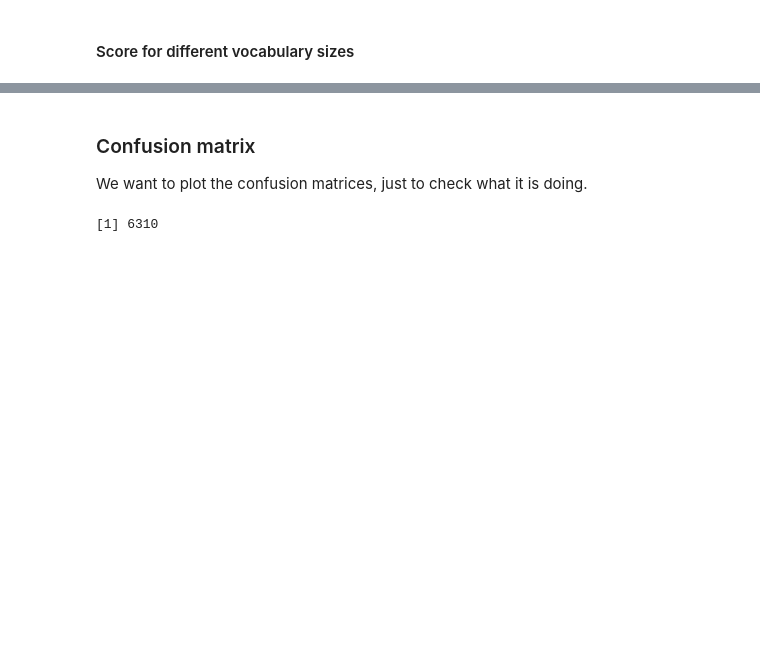
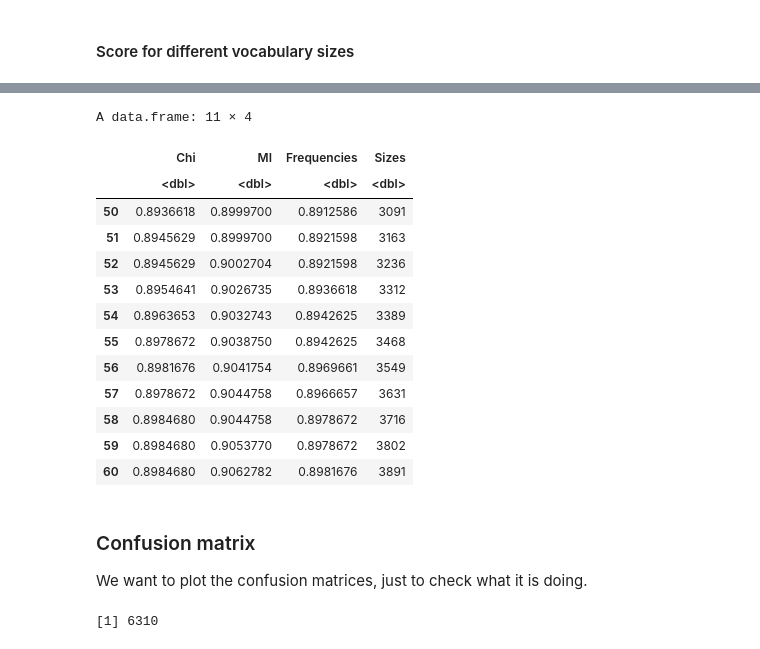
Before and after one commit to s1m0n32001/BayesianFakeNewsRecognition, a Jupyter notebook: trump_def.ipynb, the cells around one changed output, grey strips where cells are left out. Saved outputs shown, nothing was run; the diff lists cells and outputs as text; code cells hidden in the pictures; blank space fills up the shorter version.

```diff
--- a/trump_def.ipynb
+++ b/trump_def.ipynb
@@ -446,3 +454,20 @@ A data.frame: 1 × 2
+# %%
+scores[50:60,]
+# %% [output]
+A data.frame: 11 × 4
+|  | Chi | MI | Frequencies | Sizes |
+|  | <dbl> | <dbl> | <dbl> | <dbl> |
+| 50 | 0.8936618 | 0.8999700 | 0.8912586 | 3091 |
+| 51 | 0.8945629 | 0.8999700 | 0.8921598 | 3163 |
+| 52 | 0.8945629 | 0.9002704 | 0.8921598 | 3236 |
+| 53 | 0.8954641 | 0.9026735 | 0.8936618 | 3312 |
+| 54 | 0.8963653 | 0.9032743 | 0.8942625 | 3389 |
+| 55 | 0.8978672 | 0.9038750 | 0.8942625 | 3468 |
+| 56 | 0.8981676 | 0.9041754 | 0.8969661 | 3549 |
+| 57 | 0.8978672 | 0.9044758 | 0.8966657 | 3631 |
+| 58 | 0.8984680 | 0.9044758 | 0.8978672 | 3716 |
+| 59 | 0.8984680 | 0.9053770 | 0.8978672 | 3802 |
+| 60 | 0.8984680 | 0.9062782 | 0.8981676 | 3891 |
 # %% [markdown]
 ### Confusion matrix
 We want to plot the confusion matrices, just to check what it is doing.
```
Also changed, not shown: parts of 20 cells of this notebook, 1 other file.
